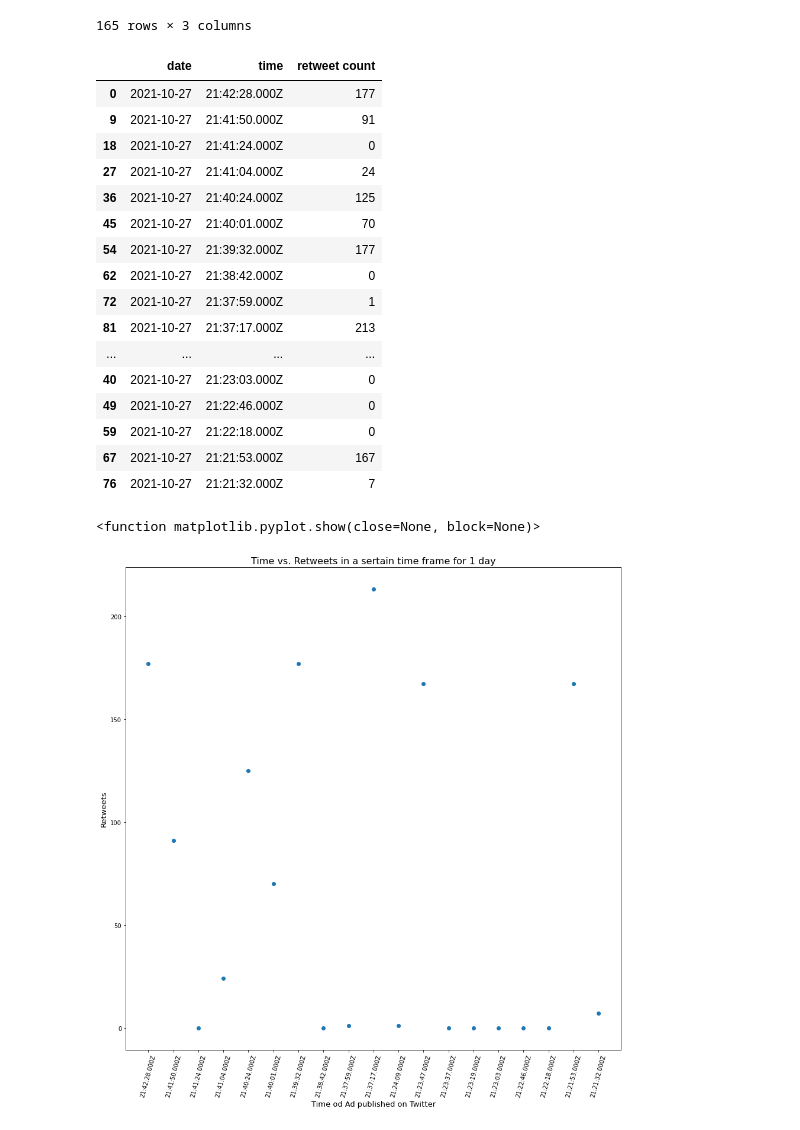
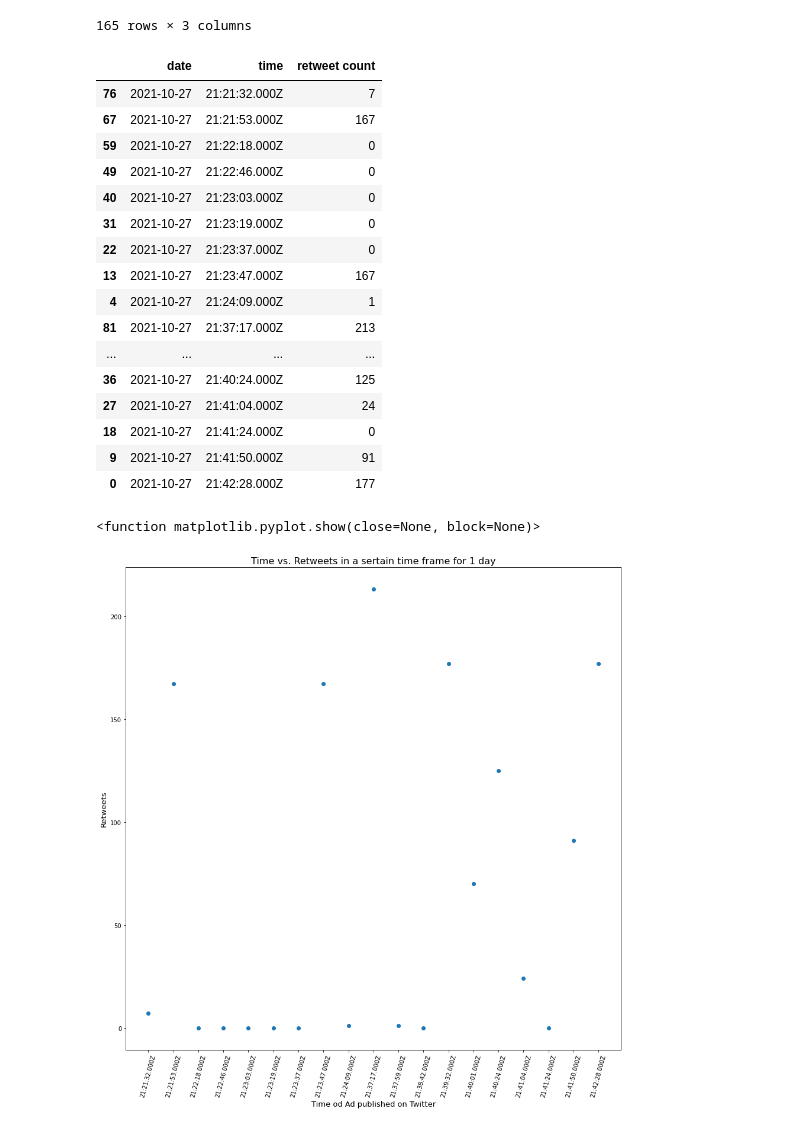
Before and after one commit to sthurstone/Return-Rate-Researchers---Project-I, a Jupyter notebook: API/Twitter_API_Analysis_Tables.ipynb, the cells around one changed output. Cells and saved outputs as stored; diff of their text form; code cells hidden in the pictures.

Commit message:
Updated images and Powerpoint notes

```diff
--- a/API/Twitter_API_Analysis_Tables.ipynb
+++ b/API/Twitter_API_Analysis_Tables.ipynb
@@ -143,26 +143,26 @@ df_sort
 165 rows × 3 columns
 # %%
 df_sort2 = df_sort.iloc[::9, :]
-df_sort3 = df_sort2.sort_values(by=["time"], ascending=False)
+df_sort3 = df_sort2.sort_values(by=["time"], ascending=True)
 df_sort3
 # %% [output]
 |  | date | time | retweet count |
-| 0 | 2021-10-27 | 21:42:28.000Z | 177 |
-| 9 | 2021-10-27 | 21:41:50.000Z | 91 |
-| 18 | 2021-10-27 | 21:41:24.000Z | 0 |
-| 27 | 2021-10-27 | 21:41:04.000Z | 24 |
-| 36 | 2021-10-27 | 21:40:24.000Z | 125 |
-| 45 | 2021-10-27 | 21:40:01.000Z | 70 |
-| 54 | 2021-10-27 | 21:39:32.000Z | 177 |
-| 62 | 2021-10-27 | 21:38:42.000Z | 0 |
-| 72 | 2021-10-27 | 21:37:59.000Z | 1 |
+| 76 | 2021-10-27 | 21:21:32.000Z | 7 |
+| 67 | 2021-10-27 | 21:21:53.000Z | 167 |
+| 59 | 2021-10-27 | 21:22:18.000Z | 0 |
+| 49 | 2021-10-27 | 21:22:46.000Z | 0 |
+| 40 | 2021-10-27 | 21:23:03.000Z | 0 |
+| 31 | 2021-10-27 | 21:23:19.000Z | 0 |
+| 22 | 2021-10-27 | 21:23:37.000Z | 0 |
+| 13 | 2021-10-27 | 21:23:47.000Z | 167 |
+| 4 | 2021-10-27 | 21:24:09.000Z | 1 |
 | 81 | 2021-10-27 | 21:37:17.000Z | 213 |
 | ... | ... | ... | ... |
-| 40 | 2021-10-27 | 21:23:03.000Z | 0 |
-| 49 | 2021-10-27 | 21:22:46.000Z | 0 |
-| 59 | 2021-10-27 | 21:22:18.000Z | 0 |
-| 67 | 2021-10-27 | 21:21:53.000Z | 167 |
-| 76 | 2021-10-27 | 21:21:32.000Z | 7 |
+| 36 | 2021-10-27 | 21:40:24.000Z | 125 |
+| 27 | 2021-10-27 | 21:41:04.000Z | 24 |
+| 18 | 2021-10-27 | 21:41:24.000Z | 0 |
+| 9 | 2021-10-27 | 21:41:50.000Z | 91 |
+| 0 | 2021-10-27 | 21:42:28.000Z | 177 |
 # %%
 fig=plt.figure(figsize=(15,15))
 plt.scatter(df_sort3['time'], df_sort3["retweet count"])
@@ -171,8 +171,8 @@ plt.xlabel("Time od Ad published on Twitter", fontsize=13)
 plt.ylabel("Retweets", fontsize=13)
 #plt.ylim(0,200)
 plt.xticks(rotation=75)
-plt.savefig("API_images/Timevs.Retweets_final.jpg")
+plt.savefig("API_images/Timevs.Retweets_final.png")
 plt.show
 # %% [output]
 <function matplotlib.pyplot.show(close=None, block=None)>
-[figure, old version]
+[figure, new version]
```
Also changed, not shown: 5 other files.
